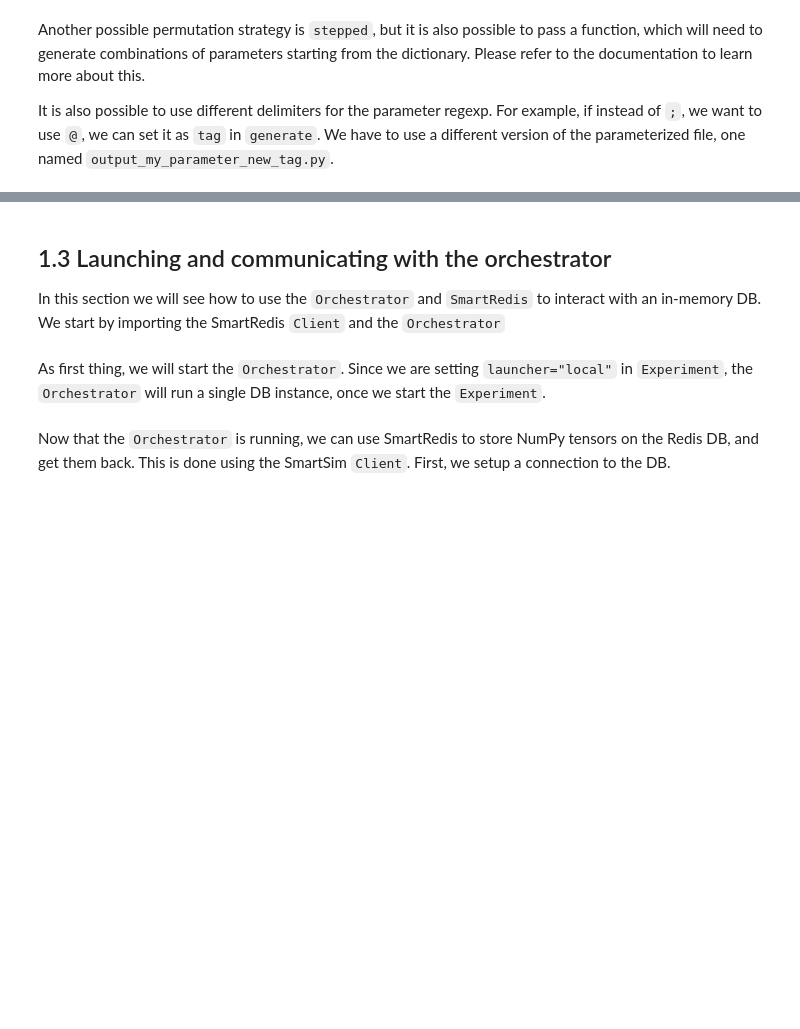
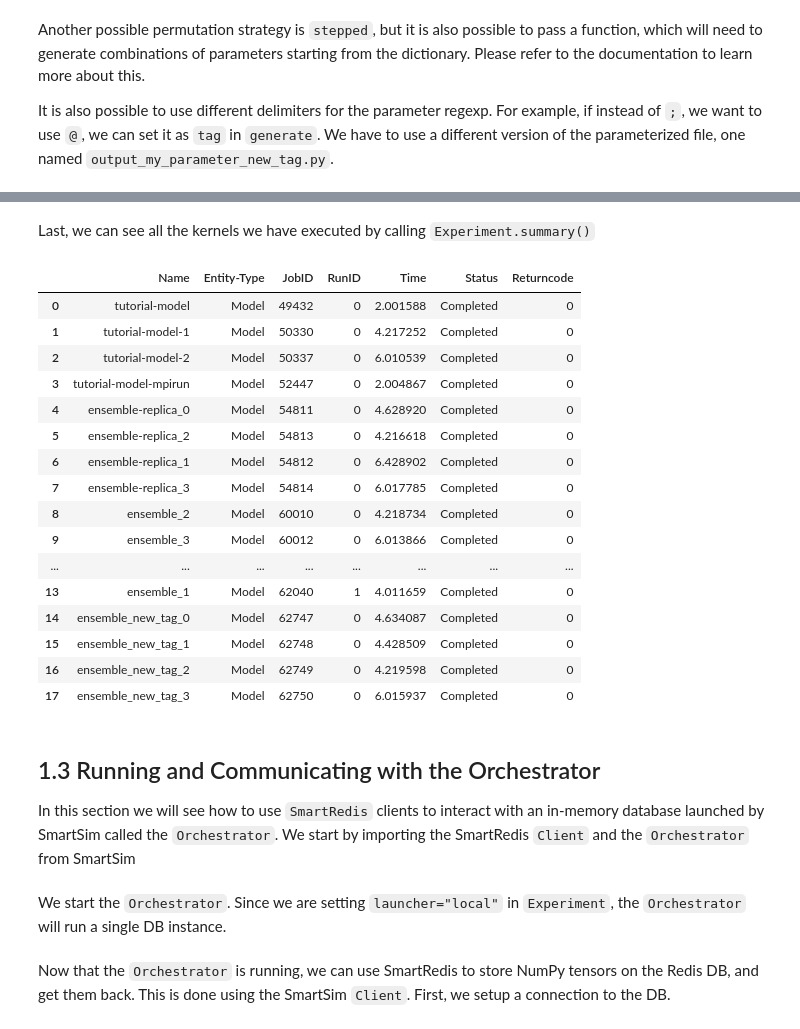
Before and after one commit to CrayLabs/SmartSim, a Jupyter notebook: tutorials/01_getting_started/01_getting_started.ipynb, the cells around one changed output, grey strips where cells are left out. Drawn from its saved outputs; the diff is of its cells as text; code cells hidden in the pictures; blank space fills up the shorter version.

Commit message:
Edit jupyter tutorial

```diff
--- a/tutorials/01_getting_started/01_getting_started.ipynb
+++ b/tutorials/01_getting_started/01_getting_started.ipynb
@@ -109,11 +96,10 @@ In many cases, a launcher different from `local` can be useful. For example, if
 # %%
-exp = Experiment("tutorial", launcher="local")
-run_settings = RunSettings("echo",
+openmpi_settings = RunSettings("echo",
                            "hello world!",
                            run_command="mpirun",
                            run_args={"-np": 2}) # note that for base ``RunSettings`` run_args passed literally
 
-model = exp.create_model("tutorial-model-mpirun", run_settings)
-exp.start(model, summary=True)
+ompi_model = exp.create_model("tutorial-model-mpirun", openmpi_settings)
+exp.start(ompi_model, summary=True)
 # %% [output]
 === LAUNCH SUMMARY ===
@@ -164,4 +140,3 @@ In the previous example, the two `Model` instances were created separately. Ther
 # %%
-exp = Experiment(name="tutorial-experiment", launcher="local")
-settings_1 = RunSettings(exe="sleep", exe_args="3")
+ens_settings = RunSettings(exe="sleep", exe_args="3")
 # %% [markdown]
@@ -207,4 +181,3 @@ Our goal is to run
 # %%
-exp = Experiment("tutorial-ensemble", launcher="local")
 rs = RunSettings(exe="python", exe_args="output_my_parameter.py")
 # %% [markdown]
@@ -269,10 +252,12 @@ Another possible permutation strategy is `stepped`, but it is also possible to p
 
 It is also possible to use different delimiters for the parameter regexp. For example, if instead of `;`, we want to use `@`, we can set it as `tag` in `generate`. We have to use a different version of the parameterized file, one named `output_my_parameter_new_tag.py`.
 # %%
-exp = Experiment("tutorial-ensemble-new-tag", launcher="local")
 rs = RunSettings(exe="python", exe_args="output_my_parameter_new_tag.py")
-params = {"tutorial_name": ["Ellie", "John"], "tutorial_parameter": [2, 11]}
-ensemble = exp.create_ensemble("ensemble", params=params, run_settings=rs, perm_strategy="all_perm")
+params = {
+    "tutorial_name": ["Ellie", "John"],
+    "tutorial_parameter": [2, 11]
+}
+ensemble = exp.create_ensemble("ensemble_new_tag", params=params, run_settings=rs, perm_strategy="all_perm")
 config_file = "./output_my_parameter_new_tag.py"
 ensemble.attach_generator_files(to_configure=config_file)
 
@@ -290,7 +273,29 @@ exp.start(ensemble)
+# %% [markdown]
+Last, we can see all the kernels we have executed by calling `Experiment.summary()`
+# %%
+exp.summary()
+# %% [output]
+|  | Name | Entity-Type | JobID | RunID | Time | Status | Returncode |
+| 0 | tutorial-model | Model | 49432 | 0 | 2.001588 | Completed | 0 |
+| 1 | tutorial-model-1 | Model | 50330 | 0 | 4.217252 | Completed | 0 |
+| 2 | tutorial-model-2 | Model | 50337 | 0 | 6.010539 | Completed | 0 |
+| 3 | tutorial-model-mpirun | Model | 52447 | 0 | 2.004867 | Completed | 0 |
+| 4 | ensemble-replica_0 | Model | 54811 | 0 | 4.628920 | Completed | 0 |
+| 5 | ensemble-replica_2 | Model | 54813 | 0 | 4.216618 | Completed | 0 |
+| 6 | ensemble-replica_1 | Model | 54812 | 0 | 6.428902 | Completed | 0 |
+| 7 | ensemble-replica_3 | Model | 54814 | 0 | 6.017785 | Completed | 0 |
+| 8 | ensemble_2 | Model | 60010 | 0 | 4.218734 | Completed | 0 |
+| 9 | ensemble_3 | Model | 60012 | 0 | 6.013866 | Completed | 0 |
+| ... | ... | ... | ... | ... | ... | ... | ... |
+| 13 | ensemble_1 | Model | 62040 | 1 | 4.011659 | Completed | 0 |
+| 14 | ensemble_new_tag_0 | Model | 62747 | 0 | 4.634087 | Completed | 0 |
+| 15 | ensemble_new_tag_1 | Model | 62748 | 0 | 4.428509 | Completed | 0 |
+| 16 | ensemble_new_tag_2 | Model | 62749 | 0 | 4.219598 | Completed | 0 |
+| 17 | ensemble_new_tag_3 | Model | 62750 | 0 | 6.015937 | Completed | 0 |
 # %% [markdown]
-## 1.3 Launching and communicating with the orchestrator
+## 1.3 Running and Communicating with the Orchestrator
 
-In this section we will see how to use the `Orchestrator` and `SmartRedis` to interact with an in-memory DB. We start by importing the SmartRedis `Client` and the `Orchestrator`
+In this section we will see how to use `SmartRedis` clients to interact with an in-memory database launched by SmartSim called the `Orchestrator`. We start by importing the SmartRedis `Client` and the `Orchestrator` from SmartSim
 # %%
 from smartredis import Client
 from smartsim.database import Orchestrator
@@ -298,5 +303,5 @@ import numpy as np
 
 REDIS_PORT=6899
 # %% [markdown]
-As first thing, we will start the `Orchestrator`. Since we are setting `launcher="local"` in `Experiment`, the `Orchestrator` will run a single DB instance, once we start the `Experiment`.
+We start the `Orchestrator`. Since we are setting `launcher="local"` in `Experiment`, the `Orchestrator` will run a single DB instance.
 # %%
```
Also changed, not shown: parts of 37 cells of this notebook, 5 other files.
